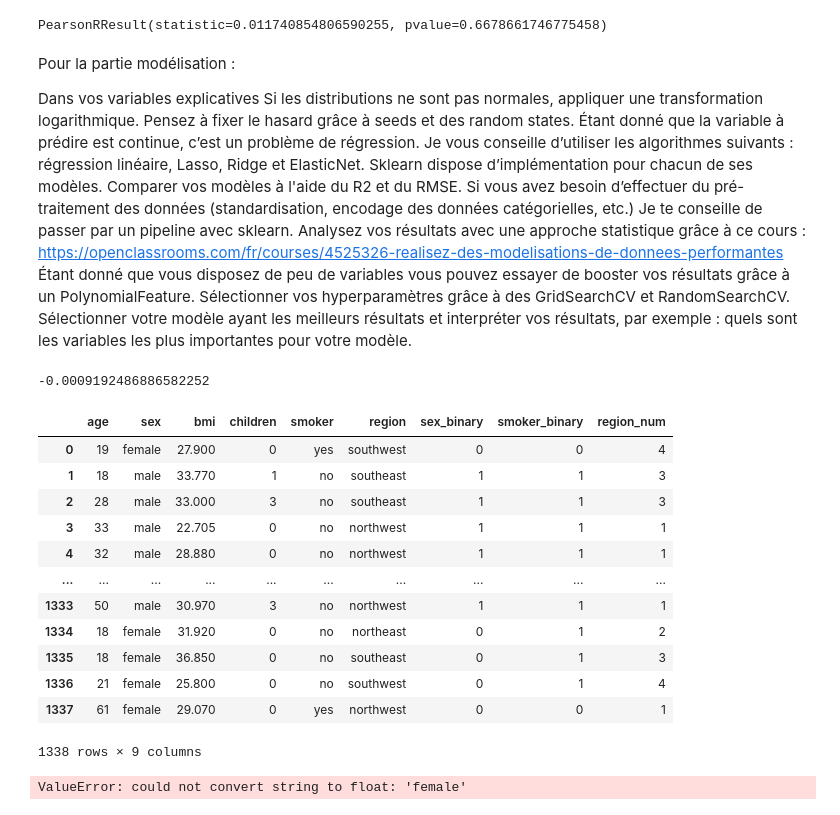
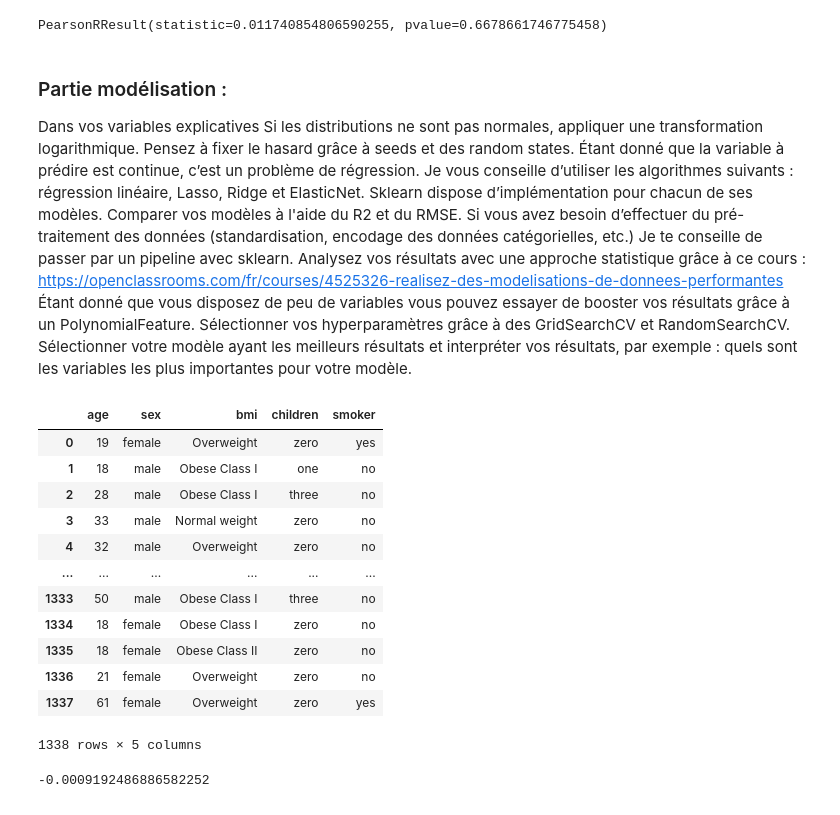
Before and after one commit to haelbrek/Projet_Assurance, a Jupyter notebook: adeline.ipynb, the cells around one changed output. Cells and saved outputs as stored; diff of their text form; code cells hidden in the pictures.

```diff
--- a/adeline.ipynb
+++ b/adeline.ipynb
@@ -314,7 +314,7 @@ scipy.stats.pearsonr(df.charges, df.region_num)
 PearsonRResult(statistic=0.011740854806590255, pvalue=0.6678661746775458)
 # %% [markdown]
 
-Pour la partie modélisation :
+### Partie modélisation :
 
 
 Dans vos variables explicatives Si les distributions ne sont pas normales, appliquer une transformation logarithmique.
@@ -325,4 +325,38 @@ Analysez vos résultats avec une approche statistique grâce à ce cours : https
 Étant donné que vous disposez de peu de variables vous pouvez essayer de booster vos résultats grâce à un PolynomialFeature.
 Sélectionner vos hyperparamètres grâce à des GridSearchCV et RandomSearchCV.
 Sélectionner votre modèle ayant les meilleurs résultats et interpréter vos résultats, par exemple : quels sont les variables les plus importantes pour votre modèle.
+# %%
+df=pd.read_csv("/home/apprenant/Documents/DATA/data_assurance.csv")
+# %%
+X = df.drop(['charges','region'], axis=1)
+y = df['charges']
+# %%
+# Remplacer 'bmi' par le nom de votre colonne de BMI et 'df' par le nom de votre DataFrame
+bmi = X['bmi']
+
+# Définissez les bornes de chaque catégorie de BMI
+bins = [0, 18.5, 25, 30, 35, 40, float('inf')]
+
+# Utilisez la fonction 'cut' pour transformer les valeurs de BMI en catégories
+bmi_categories = pd.cut(bmi, bins, labels=['Underweight', 'Normal weight', 'Overweight', 'Obese Class I', 'Obese Class II', 'Obese Class III'])
+
+# Ajoutez la colonne de catégories de BMI à votre DataFrame
+X['bmi'] = bmi_categories
+# %%
+X["children"]=X["children"].replace({0:"zero",1:'one',2:'two',3:'three',4:'Four',5:'five'})
+X
+# %% [output]
+|  | age | sex | bmi | children | smoker |
+| 0 | 19 | female | Overweight | zero | yes |
+| 1 | 18 | male | Obese Class I | one | no |
+| 2 | 28 | male | Obese Class I | three | no |
+| 3 | 33 | male | Normal weight | zero | no |
+| 4 | 32 | male | Overweight | zero | no |
+| ... | ... | ... | ... | ... | ... |
+| 1333 | 50 | male | Obese Class I | three | no |
+| 1334 | 18 | female | Obese Class I | zero | no |
+| 1335 | 18 | female | Obese Class II | zero | no |
+| 1336 | 21 | female | Overweight | zero | no |
+| 1337 | 61 | female | Overweight | zero | yes |
+1338 rows × 5 columns
 # %%
@@ -335,26 +368,3 @@ dummy.fit(X_train, y_train)
 dummy.score(X_test, y_test)
 # %% [output]
 -0.0009192486886582252
-# %%
-encoder = OneHotEncoder(sparse_output=True, drop="if_binary")
-encoder.fit_transform(X[['sex','smoker','region']])
-X
-# %% [output]
-|  | age | sex | bmi | children | smoker | region | sex_binary | smoker_binary | region_num |
-| 0 | 19 | female | 27.900 | 0 | yes | southwest | 0 | 0 | 4 |
-| 1 | 18 | male | 33.770 | 1 | no | southeast | 1 | 1 | 3 |
-| 2 | 28 | male | 33.000 | 3 | no | southeast | 1 | 1 | 3 |
-| 3 | 33 | male | 22.705 | 0 | no | northwest | 1 | 1 | 1 |
-| 4 | 32 | male | 28.880 | 0 | no | northwest | 1 | 1 | 1 |
-| ... | ... | ... | ... | ... | ... | ... | ... | ... | ... |
-| 1333 | 50 | male | 30.970 | 3 | no | northwest | 1 | 1 | 1 |
-| 1334 | 18 | female | 31.920 | 0 | no | northeast | 0 | 1 | 2 |
-| 1335 | 18 | female | 36.850 | 0 | no | southeast | 0 | 1 | 3 |
-| 1336 | 21 | female | 25.800 | 0 | no | southwest | 0 | 1 | 4 |
-| 1337 | 61 | female | 29.070 | 0 | yes | northwest | 0 | 0 | 1 |
-1338 rows × 9 columns
-# %%
-scaler = StandardScaler()
-scaler.fit_transform(X['age','bmi',])
-# %% [output]
-ValueError: could not convert string to float: 'female'
```
Also changed, not shown: parts of 24 cells of this notebook, 2 other files.
